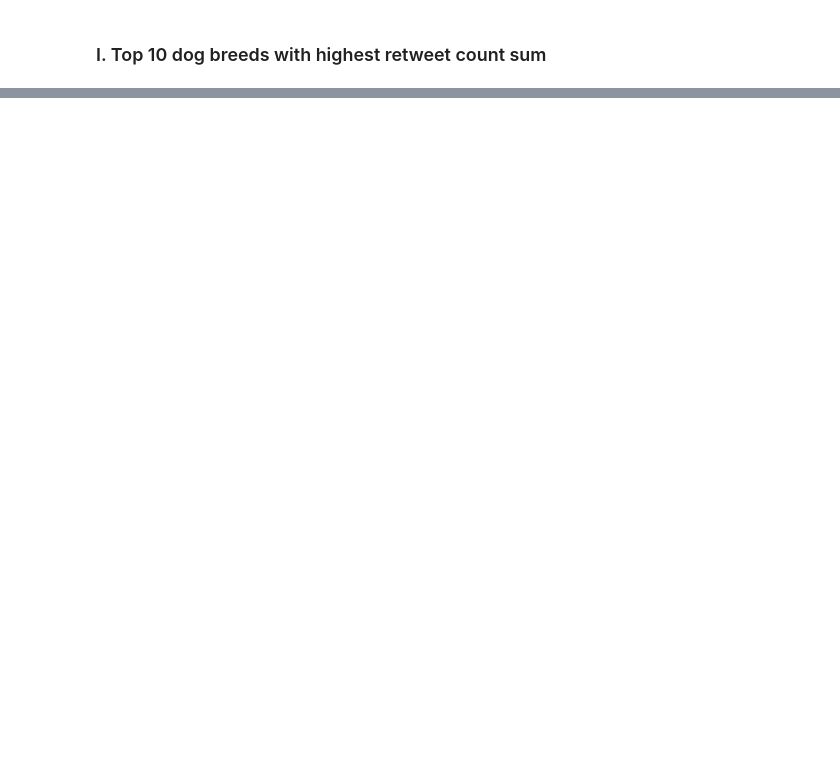
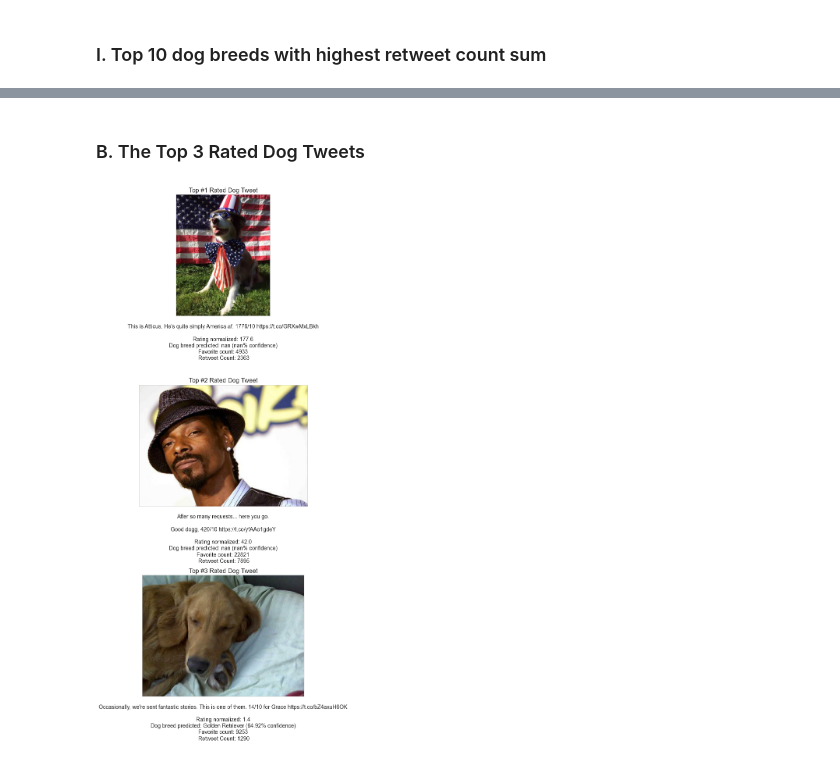
Before and after one commit to mato1411/we_rate_dogs_wrangling_analysis, a Jupyter notebook: wrangle_act.ipynb, the cells around one changed output, grey strips where cells are left out. Saved outputs shown, nothing was run; the diff lists cells and outputs as text; code cells hidden in the pictures; blank space fills up the shorter version.

```diff
--- a/wrangle_act.ipynb
+++ b/wrangle_act.ipynb
@@ -1411,10 +1577,13 @@ Rank  Dog Breed                    Times rated
 <a id='i3'></a>
 ### C. Top 3 rated dog breeds
 # %%
-analysis_cols = ['favorite_count', 'retweet_count', 'rating_numerator', 'name', 'pred_breed', 'breed_conf', 'dog_stage', 'text', 'jpg_url']
+analysis_cols = ['favorite_count', 'retweet_count', 'rating_numerator', 'rating_denominator', 'rating_normalized',
+                 'name', 'pred_breed', 'breed_conf', 'dog_stage', 'text', 'jpg_url']
 # %%
-top_rating = df_archive_clean[df_archive_clean.rating_numerator == df_archive_clean.rating_numerator.max()][analysis_cols]
-print('Number of dogs with highest rating {}/10: {}\n'.format(df_archive_clean.rating_numerator.max(), top_rating.shape[0]))
+rating = df_archive_clean[df_archive_clean.pred_breed.notnull()][analysis_cols]
+top_rating = rating[rating.rating_normalized == rating.rating_normalized.max()]
+print('Number of dogs with a breed predicted with highest normalized rating ' +
+      '{}: {}\n'.format(top_rating.rating_normalized.max(), top_rating.shape[0]))
 print('Top 3 dog breeds most often rated with highest rating\n')
 print('{:<6}{:<20}{:>25}'.format('Rank', 'Dog Breed', 'Times with Highest Rating'))
 for i in range(3):
@@ -1432,8 +1601,8 @@ Rank  Dog Breed           Times with Highest Rating
 <a id='i4'></a>
 ### D. Worst 3 rated dog breeds
 # %%
-worst_rating = df_archive_clean[df_archive_clean.rating_numerator < 10][analysis_cols]
-worst_rating_breed = worst_rating.groupby(by='rating_numerator')['pred_breed'].value_counts()
+worst_rating = rating.sort_values(by='rating_normalized')[:3]
+worst_rating_breed = worst_rating.groupby(by='rating_normalized')['pred_breed'].value_counts()
 print('{:<6}{:<15}{:>10}{:>30}'.format('Rank', 'Dog Breed', 'Rating', 'Times with Lowest Rating'))
 for i in range(3):
     print('{:<6}{:<15}{:>10}{:>30}'.format(i+1, worst_rating_breed.index[i][1], worst_rating_breed.index[i][0],
@@ -1590,0 +1764,33 @@ plt.show()
+# %% [markdown]
+<a id='v2'></a>
+### B. The Top 3 Rated Dog Tweets
+# %%
+top3_highest_ratings = df_archive_clean[analysis_cols].sort_values(by='rating_normalized', ascending=False)[:3]
+images = []
+for i in range(top3_highest_ratings.shape[0]):
+    img_url = top3_highest_ratings.jpg_url.values[i]
+    # Download file
+    img = os.path.join('.', img_url[img_url.rfind('/')+1:])
+    r = requests.get(img_url)
+    with open(img, 'wb') as f:
+        f.write(r.content)
+    images.append(img)
+
+fig, ax = plt.subplots(3, 1, figsize=(20, 20))
+for i in range(top3_highest_ratings.shape[0]):
+    pil_im = Image.open(images[i], 'r')
+    ax[i].grid(None)
+    ax[i].tick_params(labelcolor='w', top=False, bottom=False, left=False, right=False)
+    ax[i].set_xlabel('{}\n\nRating normalized: {}'.format(top3_highest_ratings.text.values[i],
+                                                          top3_highest_ratings.rating_normalized.values[i]) +
+                     '\nDog breed predicted: {} ({:.2%} confidence)'.format(top3_highest_ratings.pred_breed.values[i],
+                                                                          top3_highest_ratings.breed_conf.values[i]) +
+                     '\nFavorite count: {}\n Retweet Count: {}'.format(top3_highest_ratings.favorite_count.values[i],
+                                                                       top3_highest_ratings.retweet_count.values[i]),
+                    fontsize=14)
+    ax[i].set_title('Top #{} Rated Dog Tweet'.format(i+1), fontsize=16)
+    ax[i].imshow(np.asarray(pil_im));
+fig.tight_layout()
+fig.savefig('top_3_rated_dogs.png')
+# %% [output]
+[figure, added]
```
Also changed, not shown: parts of 73 cells of this notebook, 13 other files.
